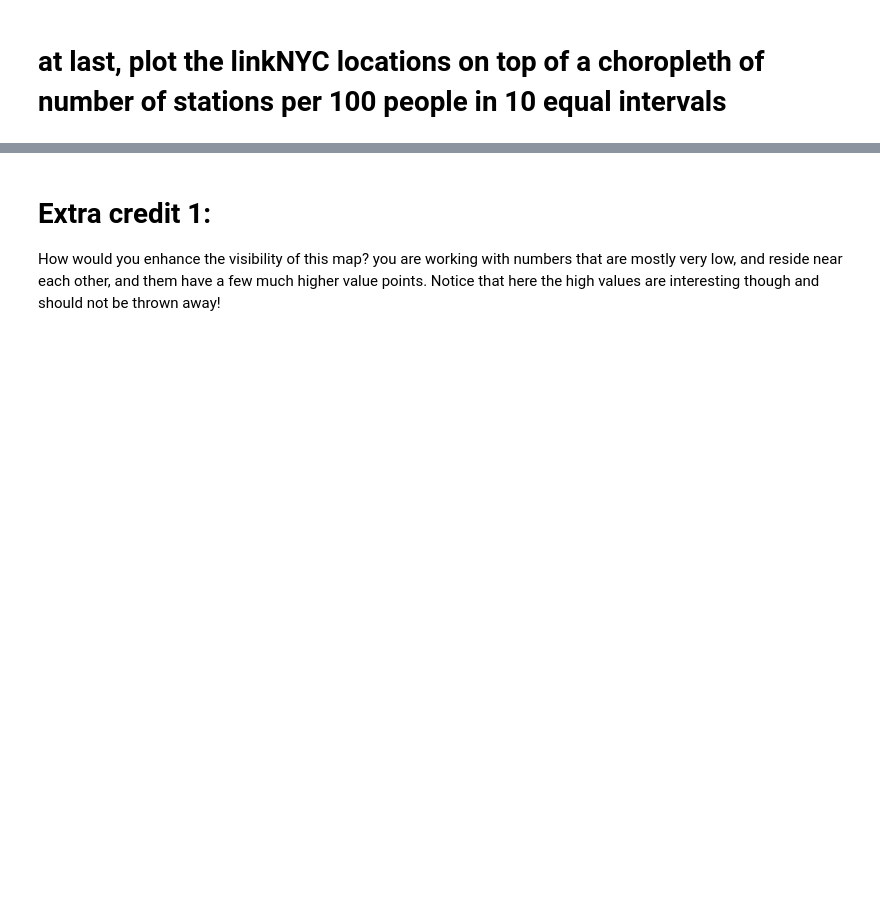
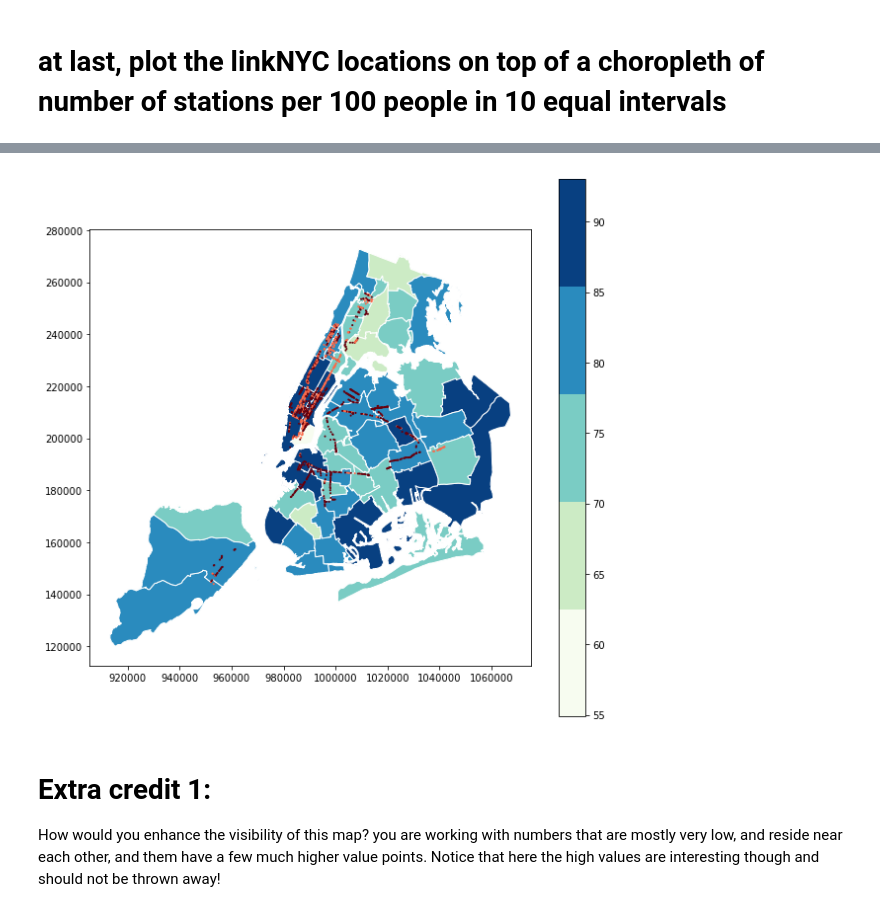
Before and after one commit to SPTKL/PUI2017_bc1561, a Jupyter notebook: HW9_bc1561/geopandas_census_instructions.ipynb, the cells around one changed output, grey strips where cells are left out. Cells and saved outputs as stored; diff of their text form; code cells hidden in the pictures; blank space fills up the shorter version.

```diff
--- a/HW9_bc1561/geopandas_census_instructions.ipynb
+++ b/HW9_bc1561/geopandas_census_instructions.ipynb
@@ -480,5 +484,7 @@ gp.sjoin?
+# %%
+linkpp = gp.sjoin(linkNYC, pumashp).groupby(['puma']).count()
+linkpp = linkpp[['link_site']]
 # %%
-linkpp = gpd.sjoin(..).groupby(...)
 linkpp.head()
 # %% [output]
 |  | link_site |
@@ -490,3 +496,5 @@ linkpp.head()
 | 3708 | 19 |
 # %% [markdown]
 finally merge back into the pumashp. Make sure you use the correct scheme for merging: you want to have _all_ the PUMAs, not only the ones that have linkNYC in them in the final geoDF
+# %%
+pumashp.loc[linkpp.index, 'link_site'] = linkpp.link_site
@@ -493,3 +522,6 @@ finally merge back into the pumashp. Make sure you use the correct scheme for me
+# %%
+pumashplc = pumashp
+pumashplc["linkNYCp100p"] = pumashplc.link_site / pumashplc.population * 100
 # %%
 #linkNYC per 100 inhabitants
 pumashplc["linkNYCp100p"].describe()
@@ -511,3 +540,9 @@ Name: linkNYCpp, dtype: float64
+# %%
+base = pumashplc.plot(column="pcBB", cmap= cp.discrete_cmap(5, base_cmap= 'GnBu'),legend=True, figsize=(10, 10), edgecolor="white", lw=1)
+linkNYC.plot(column='age', ax=base, cmap="Reds_r", markersize = 1)
+plt.show()
+# %% [output]
+[figure, added]
 # %% [markdown]
 # Extra credit 1:
 How would you enhance the visibility of this map? you are working with numbers that are mostly very low, and reside near each other, and them have a few much higher value points. Notice that here the high values are interesting though and should not be thrown away!
```
Also changed, not shown: parts of 14 cells of this notebook, 1 other file.
